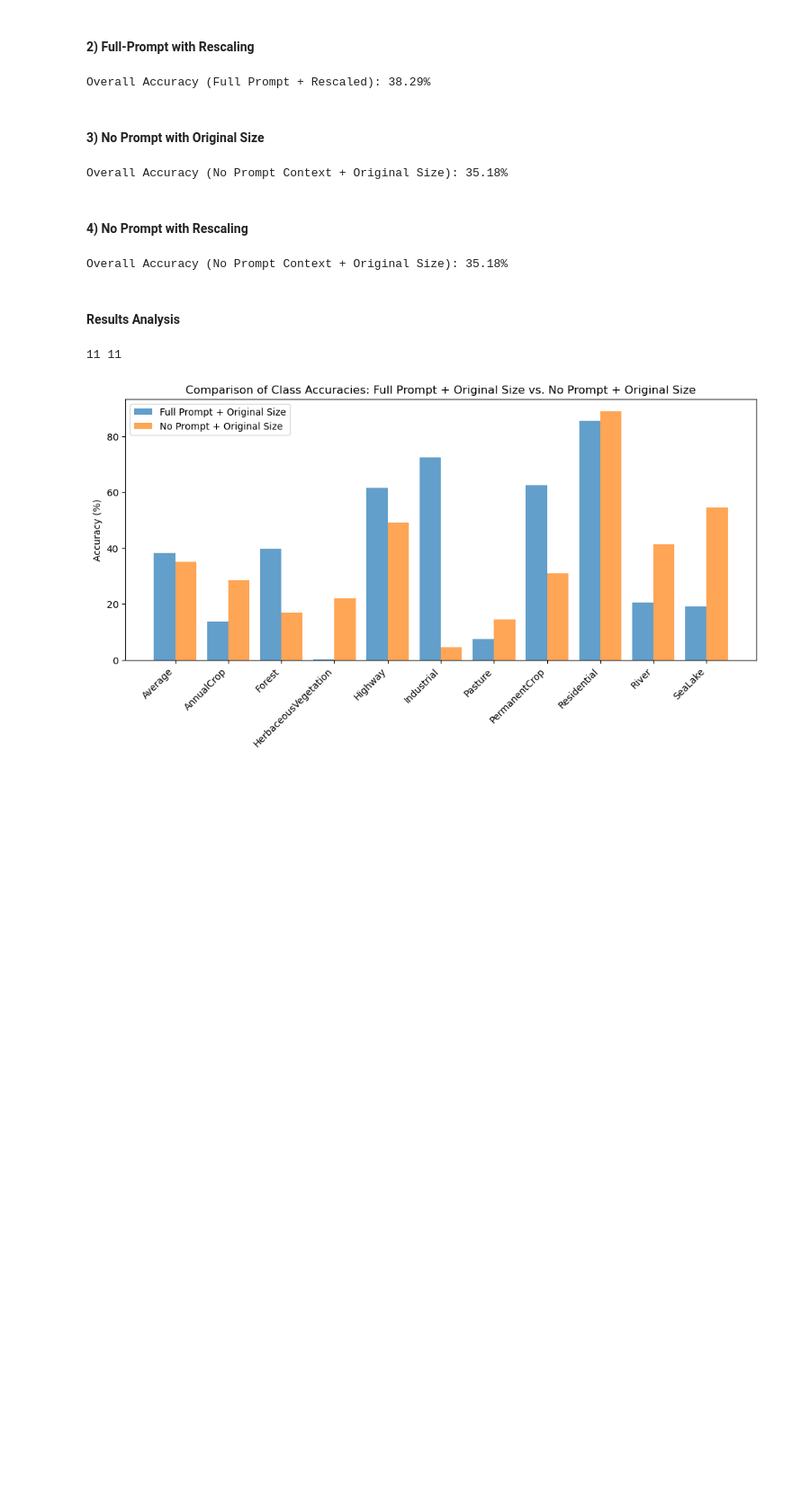
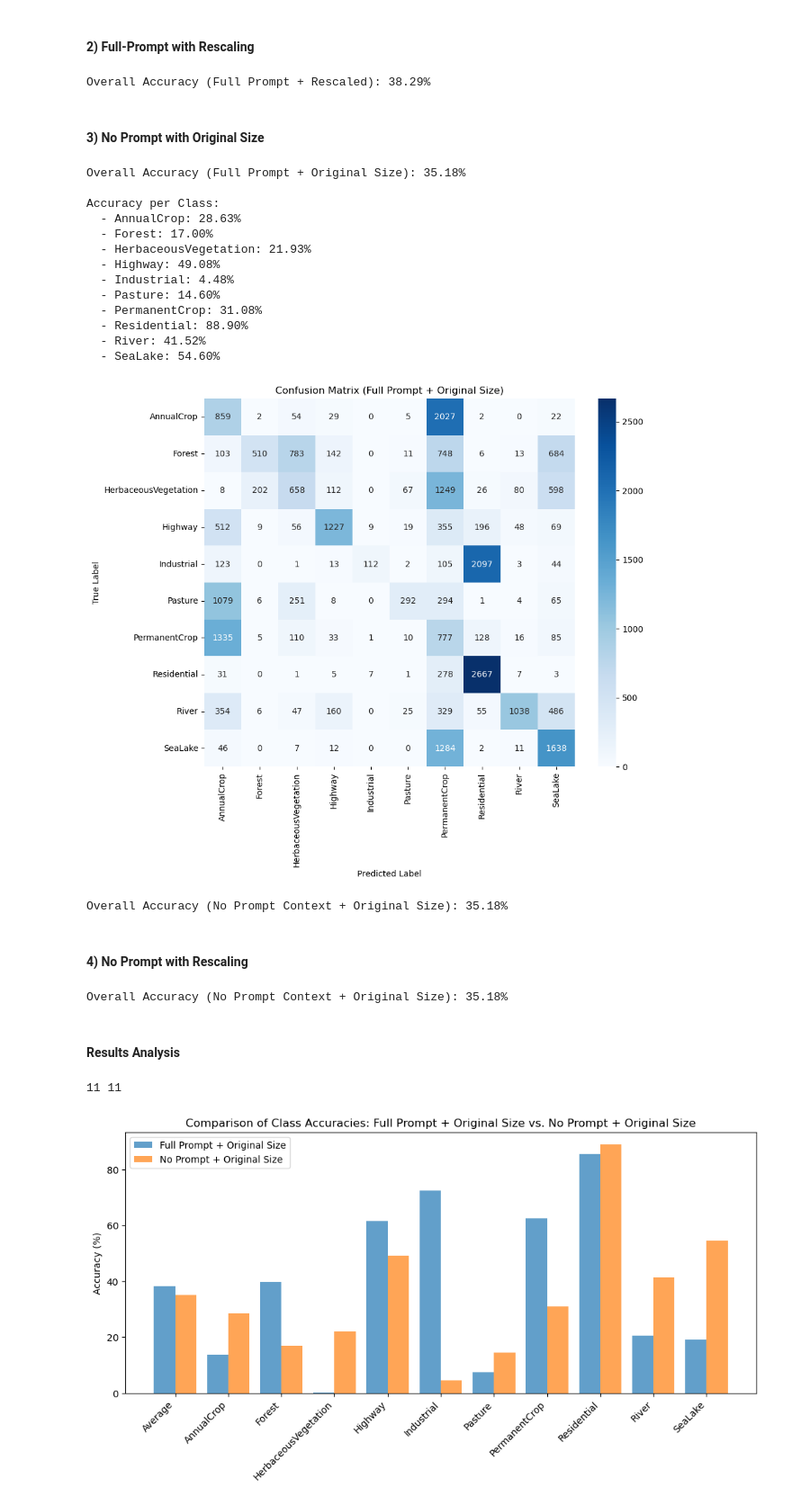
Before and after one commit to andrea-zoccante/land-classification-project, a Jupyter notebook: task1.ipynb, the cells around one changed output. Shown: that part at 90% size. Saved outputs shown, nothing was run; the diff lists cells and outputs as text; code cells hidden in the pictures; blank space fills up the shorter version.

```diff
--- a/task1.ipynb
+++ b/task1.ipynb
@@ -386,6 +378,37 @@ Overall Accuracy (Full Prompt + Rescaled): 38.29%
 #### 3) No Prompt with Original Size
 # %%
 class_accuracies_3, class_cms_3 = multi_class_analysis(full_prompt=False, rescaling=False)
+# %%
+
+overall_accuracy = np.mean(list(class_accuracies_3.values()))
+overall_cm = sum(list(class_cms_3.values()))
+
+print(f"\nOverall Accuracy (Full Prompt + Original Size): {overall_accuracy:.2f}%\n")
+print("Accuracy per Class:")
+for cls, acc in class_accuracies_3.items():
+    print(f"  - {cls}: {acc:.2f}%")
+
+plt.figure(figsize=(10, 8))
+sns.heatmap(overall_cm, annot=True, fmt="d", cmap="Blues", xticklabels=classes, yticklabels=classes)
+plt.xlabel("Predicted Label")
+plt.ylabel("True Label")
+plt.title("Confusion Matrix (Full Prompt + Original Size)")
+plt.show()
+# %% [output]
+Overall Accuracy (Full Prompt + Original Size): 35.18%
+
+Accuracy per Class:
+  - AnnualCrop: 28.63%
+  - Forest: 17.00%
+  - HerbaceousVegetation: 21.93%
+  - Highway: 49.08%
+  - Industrial: 4.48%
+  - Pasture: 14.60%
+  - PermanentCrop: 31.08%
+  - Residential: 88.90%
+  - River: 41.52%
+  - SeaLake: 54.60%
+[figure, added]
 # %%
 overall_accuracy = np.mean(list(class_accuracies_3.values()))
 
```
Also changed, not shown: parts of 3 cells of this notebook.
